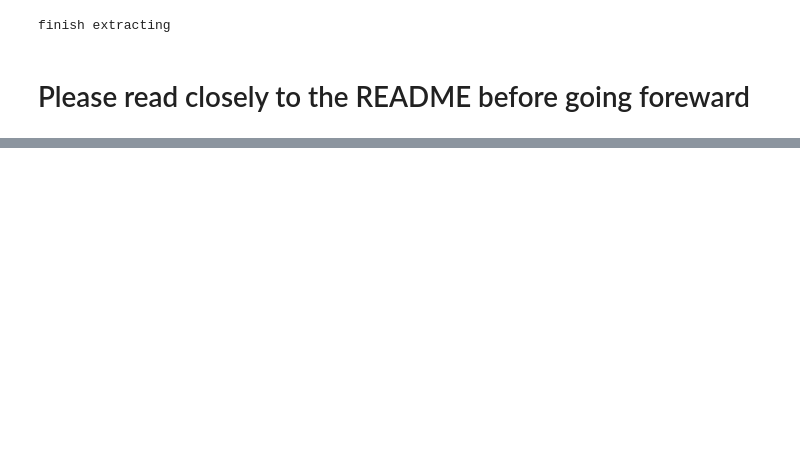
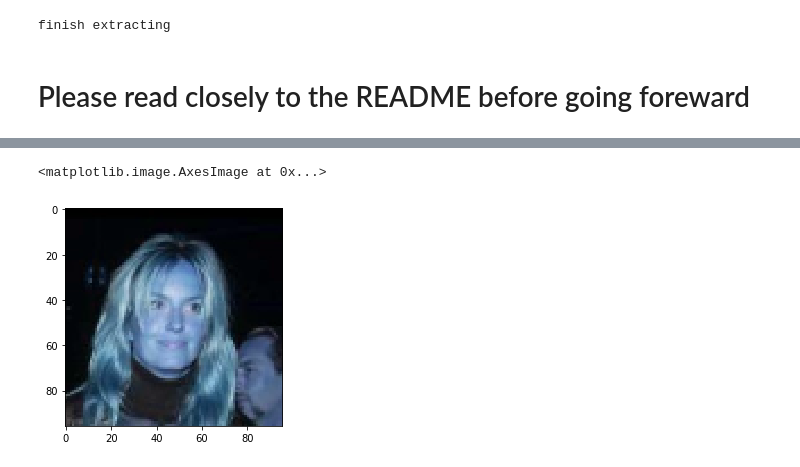
Before and after one commit to syKevinPeng/fireweek6, a Jupyter notebook: Week6.ipynb, the cells around one changed output, grey strips where cells are left out. Drawn from its saved outputs; the diff is of its cells as text; code cells hidden in the pictures; blank space fills up the shorter version.

```diff
--- a/Week6.ipynb
+++ b/Week6.ipynb
@@ -187,0 +169,5 @@ NameError: name 'img_arr' is not defined
+# %%
+plt.imshow(neg_img_example)
+# %% [output]
+<matplotlib.image.AxesImage at 0x...>
+[figure, added]
```
Also changed, not shown: parts of 5 cells of this notebook.
